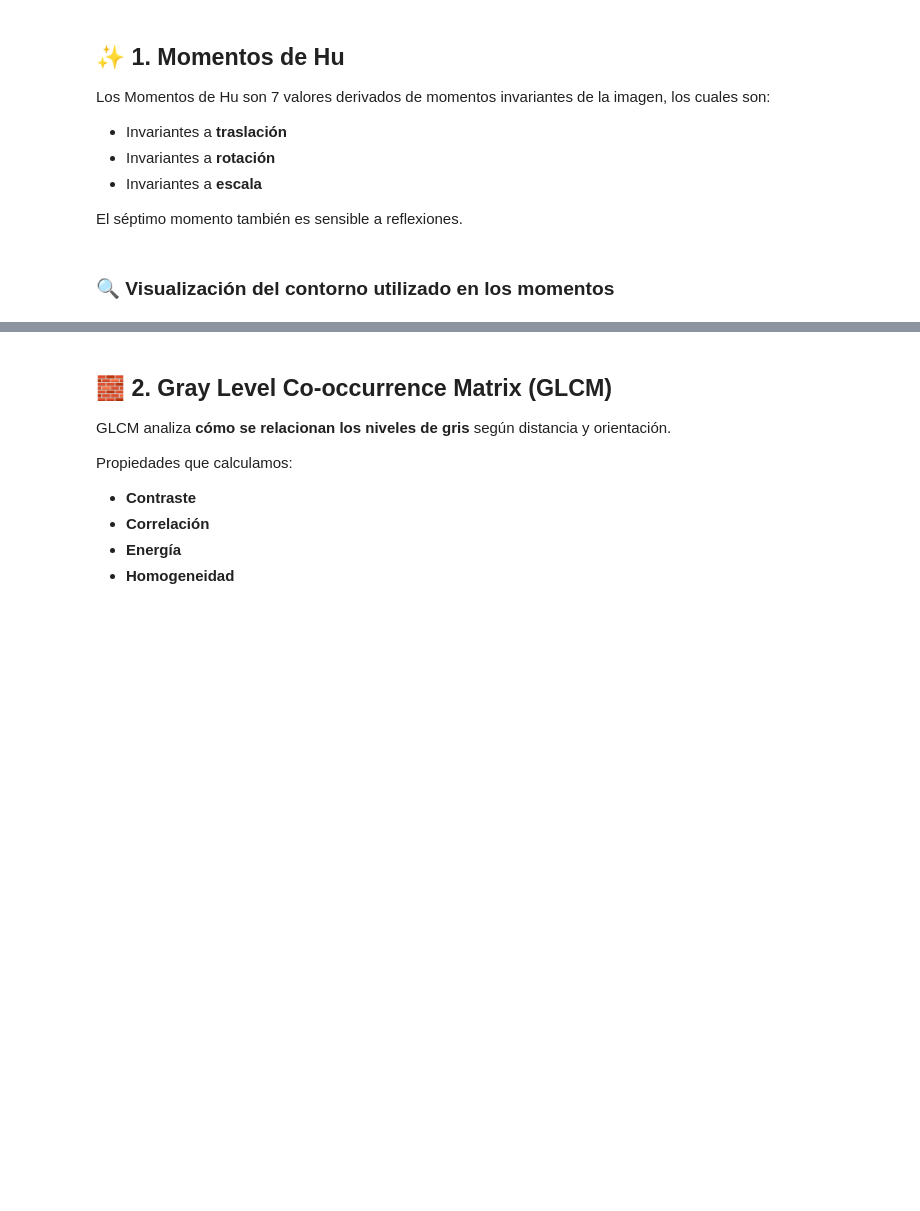
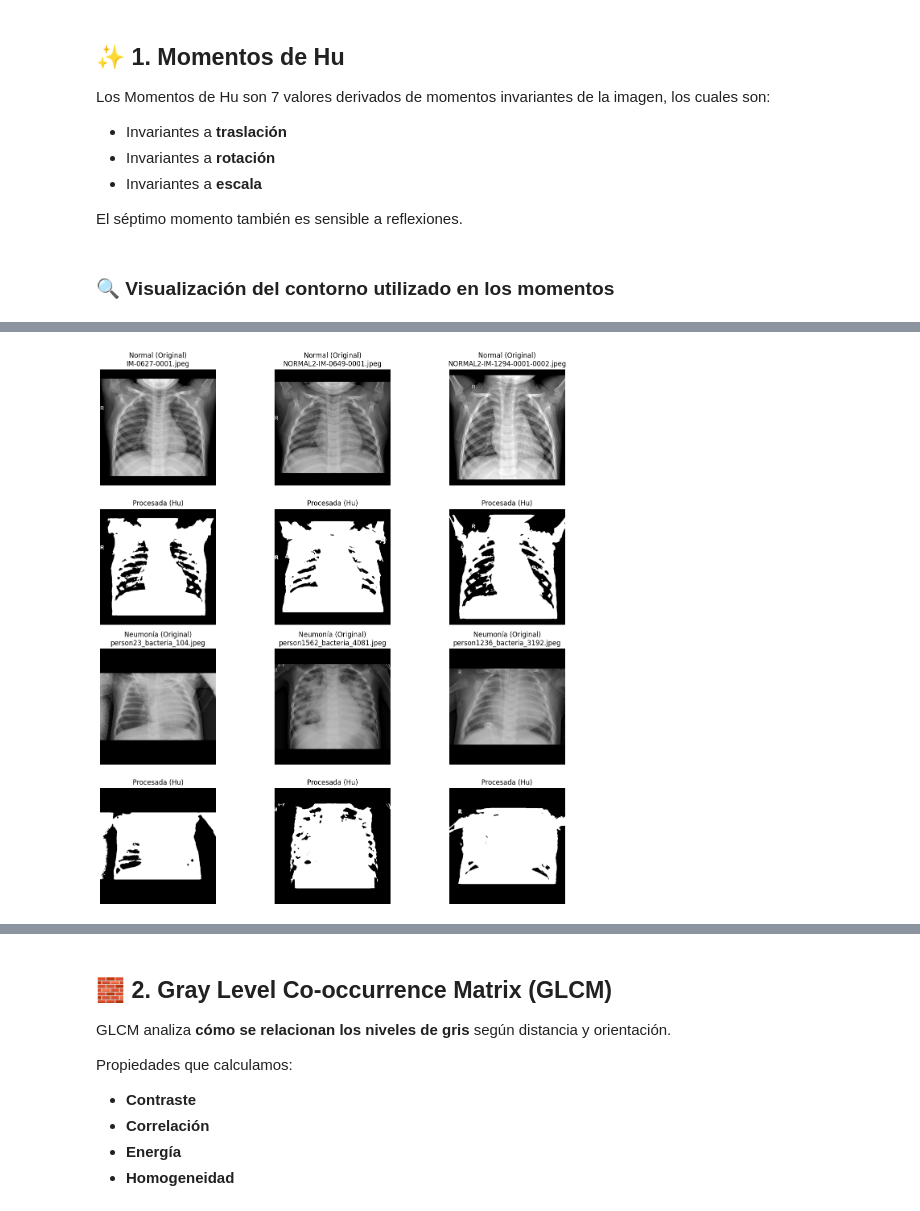
Before and after one commit to joscanoga/SmartVision_taller_3, a Jupyter notebook: Notebooks/03_4_extraccion_de_caracteristica_HU_GLCM.ipynb, the cells around one changed output, grey strips where cells are left out. Drawn from its saved outputs; the diff is of its cells as text; code cells hidden in the pictures; blank space fills up the shorter version.

```diff
--- a/Notebooks/03_4_extraccion_de_caracteristica_HU_GLCM.ipynb
+++ b/Notebooks/03_4_extraccion_de_caracteristica_HU_GLCM.ipynb
@@ -154,0 +81,83 @@ mostrar_comparacion_original_vs_hu(train_normal, train_pneumonia)
+# %%
+import os
+import random
+import numpy as np
+import matplotlib.pyplot as plt
+from PIL import Image
+import cv2
+
+def extraer_momentos_hu(img_gray):
+    img_gray = img_gray.astype("uint8")
+
+    blur = cv2.GaussianBlur(img_gray, (5,5), 0)
+    _, thresh = cv2.threshold(blur, 0, 255, cv2.THRESH_BINARY+cv2.THRESH_OTSU)
+
+    M = cv2.moments(thresh)
+    hu = cv2.HuMoments(M).flatten()
+
+    hu_log = [-np.sign(h)*np.log10(abs(h)) if h != 0 else 0 for h in hu]
+
+    return hu_log, thresh
+
+
+def mostrar_comparacion_original_vs_hu(train_normal, train_pneumonia):
+
+    random_normal = random.sample(os.listdir(train_normal), 3)
+    random_pneumonia = random.sample(os.listdir(train_pneumonia), 3)
+
+    fig, axes = plt.subplots(4, 3, figsize=(14, 14))
+
+    print("\n==================== MOMENTOS DE HU ====================\n")  # <-- agregado
+
+    # ---------------- NORMAL ----------------
+    for i, img_name in enumerate(random_normal):
+        path = os.path.join(train_normal, img_name)
+        img = np.array(Image.open(path).convert("L"))
+
+        hu, thresh = extraer_momentos_hu(img)
+
+        # ---- impresión en consola ----  <-- agregado
+        print(f"[NORMAL] Imagen: {img_name}")
+        for j in range(7):
+            print(f"  Hu_log[{j+1}] = {hu[j]:.6f}")
+        print("-----------------------------------------------------\n")
+
+        # Original
+        axes[0, i].imshow(img, cmap="gray")
+        axes[0, i].set_title(f"Normal (Original)\n{img_name}")
+        axes[0, i].axis("off")
+
+        # Procesada
+        axes[1, i].imshow(thresh, cmap="gray")
+        axes[1, i].set_title("Procesada (Hu)")
+        axes[1, i].axis("off")
+
+    # ---------------- NEUMONÍA ----------------
+    for i, img_name in enumerate(random_pneumonia):
+        path = os.path.join(train_pneumonia, img_name)
+        img = np.array(Image.open(path).convert("L"))
+
+        hu, thresh = extraer_momentos_hu(img)
+
+        # ---- impresión en consola ----  <-- agregado
+        print(f"[NEUMONÍA] Imagen: {img_name}")
+        for j in range(7):
+            print(f"  Hu_log[{j+1}] = {hu[j]:.6f}")
+        print("-----------------------------------------------------\n")
+
+        # Original
+        axes[2, i].imshow(img, cmap="gray")
+        axes[2, i].set_title(f"Neumonía (Original)\n{img_name}")
+        axes[2, i].axis("off")
+
+        # Procesada
+        axes[3, i].imshow(thresh, cmap="gray")
+        axes[3, i].set_title("Procesada (Hu)")
+        axes[3, i].axis("off")
+
+    plt.tight_layout()
+    plt.show()
+
+# EJECUCIÓN
+mostrar_comparacion_original_vs_hu(train_normal, train_pneumonia)
+# %% [output]
@@ -154,0 +181 @@ mostrar_comparacion_original_vs_hu(train_normal, train_pneumonia)
+[figure, added]
```
Also changed, not shown: parts of 8 cells of this notebook, 2 other files.
